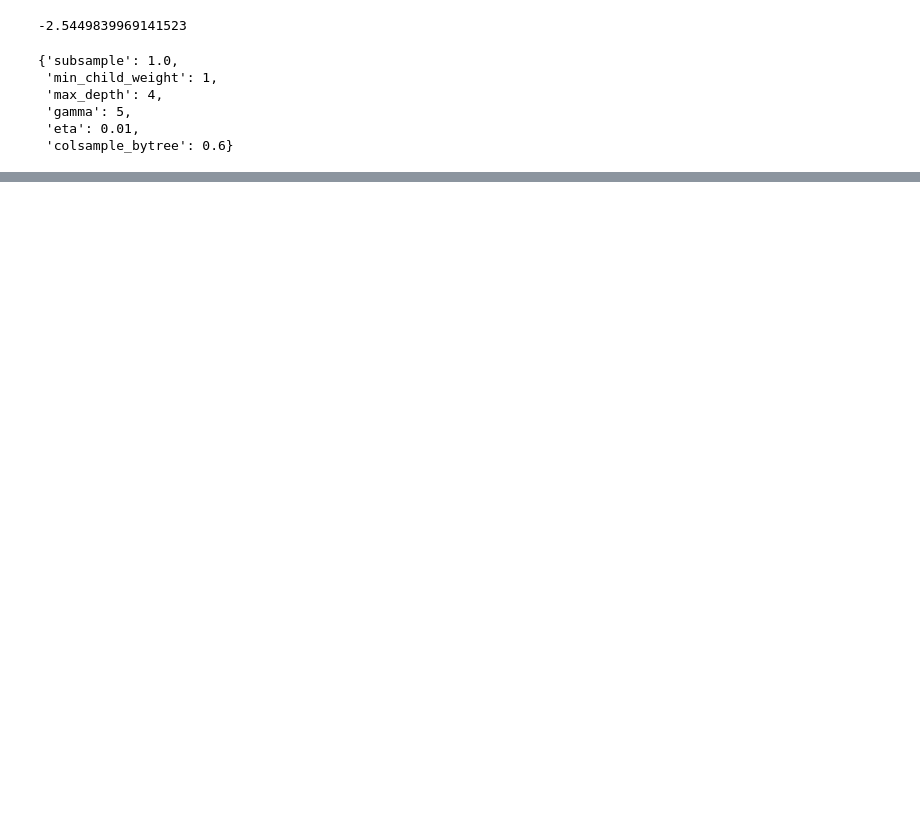
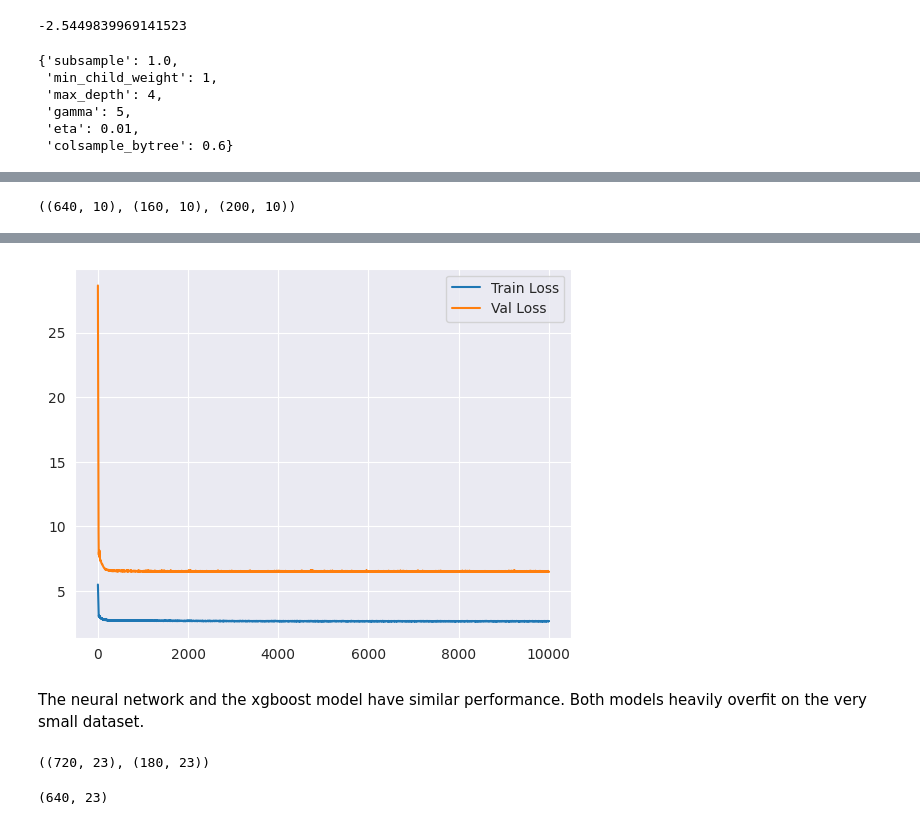
Before and after one commit to chrfthr/social-media-time-pred, a Jupyter notebook: notebook.ipynb, the cells around one changed output, grey strips where cells are left out. Drawn from its saved outputs; the diff is of its cells as text; code cells hidden in the pictures; blank space fills up the shorter version.

```diff
--- a/notebook.ipynb
+++ b/notebook.ipynb
@@ -198,0 +237,7 @@ xgb.plot_importance(best_model)
+# %%
+X_train_10 = X_train[feature_importance_df['feature'][:10]]
+X_val_10 = X_val[feature_importance_df['feature'][:10]]
+X_test_10 = X_test[feature_importance_df['feature'][:10]]
+X_train_10.shape, X_val_10.shape, X_test_10.shape
+# %% [output]
+((640, 10), (160, 10), (200, 10))
@@ -198,0 +272,37 @@ xgb.plot_importance(best_model)
+# %%
+def train(model, criterion, optimizer, X_train, y_train, X_val, y_val, epochs=1000):
+    train_losses = []
+    val_losses = []
+    for epoch in range(epochs):
+        model.train()
+        optimizer.zero_grad()
+        y_pred = model(X_train)
+        loss = torch.sqrt_(criterion(y_pred, y_train)) # RMSE
+        loss.backward()
+        optimizer.step()
+        train_losses.append(loss.item())
+
+        model.eval()
+        y_pred_val = model(X_val)
+        loss_val = criterion(y_pred_val, y_val)
+        val_losses.append(loss_val.item())
+
+        if epoch % 100 == 0:
+            print(f'Epoch {epoch}, Train Loss: {loss.item()}, Val Loss: {loss_val.item()}')
+    return train_losses, val_losses
+# %%
+input_size = X_train_10.shape[1]
+hidden_size = 32
+nn_model = NeuralNet(input_size, hidden_size)
+
+criterion = torch.nn.MSELoss()
+optimizer = torch.optim.AdamW(nn_model.parameters(), lr=0.01, weight_decay=1)
+# %%
+train_losses, val_losses = train(nn_model, criterion, optimizer, X_train_10, y_train, X_val_10, y_val, epochs=10000)
+
+# plot the loss
+plt.plot(train_losses, label='Train Loss')
+plt.plot(val_losses, label='Val Loss')
+plt.legend()
+plt.show()
+# %% [output]
@@ -198,0 +326,19 @@ xgb.plot_importance(best_model)
+[figure, added]
+# %% [markdown]
+The neural network and the xgboost model have similar performance. Both models heavily overfit on the very small dataset.
+# %%
+# Augment data
+from imblearn.over_sampling import SMOTE
+
+smote = SMOTE(sampling_strategy='auto', random_state=42)
+
+X_train_smote, y_train_smote = smote.fit_resample(X_train, y_train)
+X_val_smote, y_val_smote = smote.fit_resample(X_val, y_val)
+
+X_train_smote.shape, X_val_smote.shape
+# %% [output]
+((720, 23), (180, 23))
+# %%
+X_train.shape
+# %% [output]
+(640, 23)
```
Also changed, not shown: parts of 11 cells of this notebook, 1 other file.
